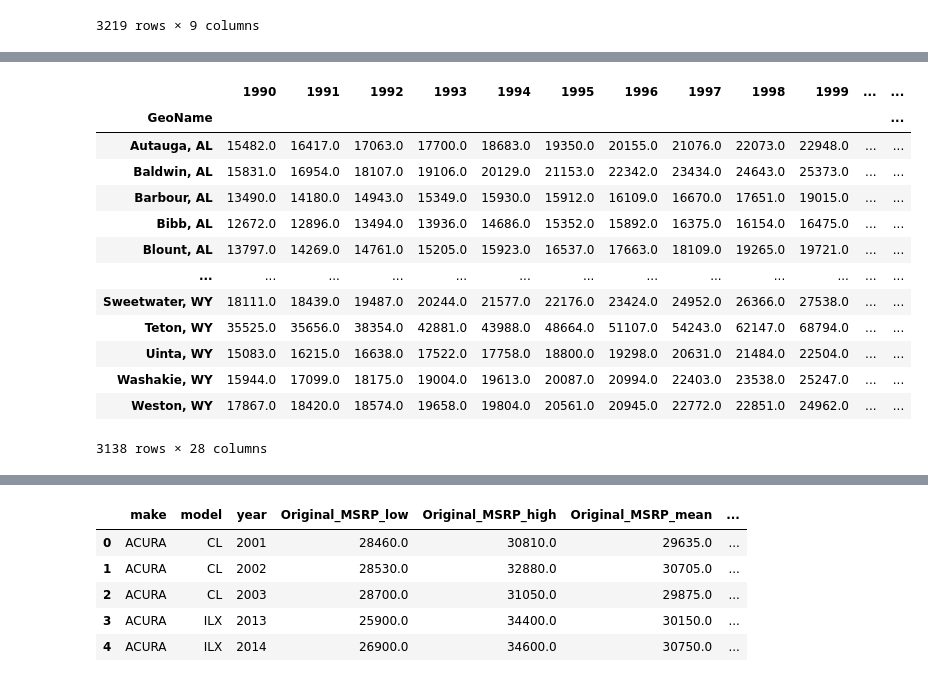
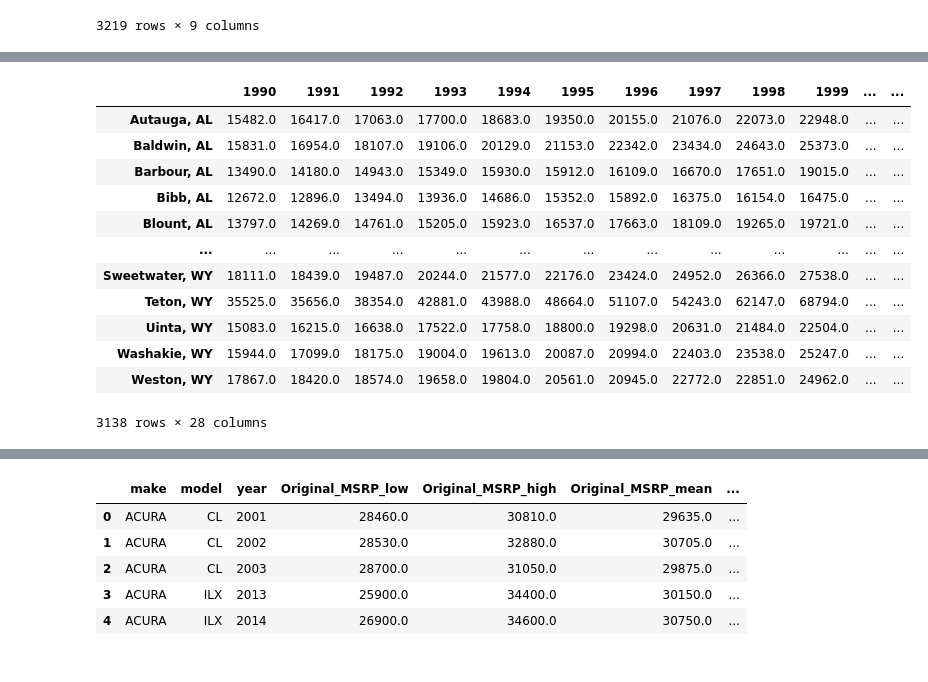
Before and after one commit to erv4gen/Research-Salvage-Autos, a Jupyter notebook: Structure-Demographics-County.ipynb, the cells around one changed output, grey strips where cells are left out. Drawn from its saved outputs; the diff is of its cells as text; code cells hidden in the pictures.

```diff
--- a/Structure-Demographics-County.ipynb
+++ b/Structure-Demographics-County.ipynb
@@ -69,29 +73,29 @@ Name: Annual, dtype: float64
 # %%
 #Income
 
 path_to_income = path_to_csv+'US-Personal-Income\\CAINC1__ALL_STATES_1969_2017.xlsx'
 income_index = cpi_df.index[:-2]
 
 raw_df = pd.read_excel(path_to_income
 #                         ,encoding = "utf-8"
                        # ,error_bad_lines='ignore'
                        )
 
 income_df = (raw_df.loc[(raw_df['Description']=='Per capita personal income (dollars) 2/') &
            (raw_df['GeoName'].str.contains(','))
           ].drop(columns=['GeoFIPS','Region','TableName','LineCode','IndustryClassification','Description','Unit'])
             .set_index('GeoName')
              .replace({'(NA)':np.nan})
              .astype(float)
              [income_index]
 
             )
-
-unempdf.to_csv('csv/income.csv')
+income_df.index =  [i.replace('(Independent City)','city') for i in income_df.index]
+# income_df = income_df.rename(index={'District of Columbia':'District of Columbia, DC'})
+income_df.to_csv('csv/income.csv')
 income_df
 # %% [output]
 |  | 1990 | 1991 | 1992 | 1993 | 1994 | 1995 | 1996 | 1997 | 1998 | 1999 | ... | ... |
-| GeoName |  |  |  |  |  |  |  |  |  |  |  | ... |
 | Autauga, AL | 15482.0 | 16417.0 | 17063.0 | 17700.0 | 18683.0 | 19350.0 | 20155.0 | 21076.0 | 22073.0 | 22948.0 | ... | ... |
 | Baldwin, AL | 15831.0 | 16954.0 | 18107.0 | 19106.0 | 20129.0 | 21153.0 | 22342.0 | 23434.0 | 24643.0 | 25373.0 | ... | ... |
 | Barbour, AL | 13490.0 | 14180.0 | 14943.0 | 15349.0 | 15930.0 | 15912.0 | 16109.0 | 16670.0 | 17651.0 | 19015.0 | ... | ... |
```
Also changed, not shown: parts of 6 cells of this notebook, 3 other files.
